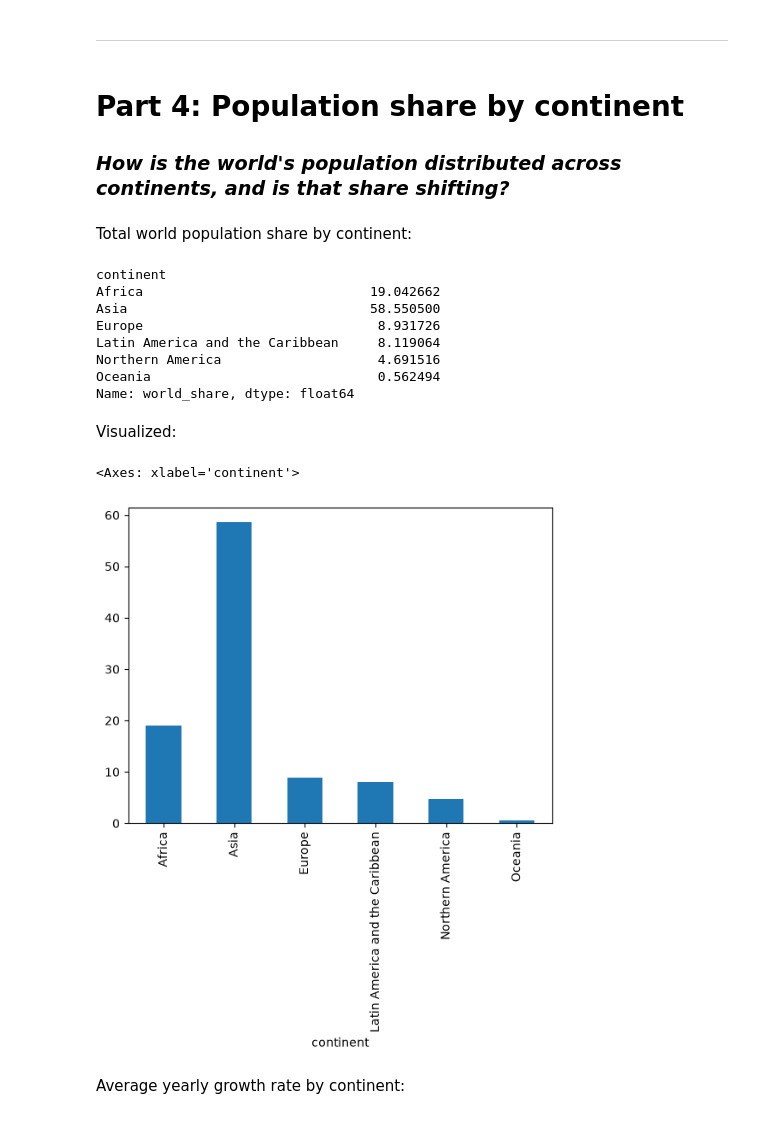
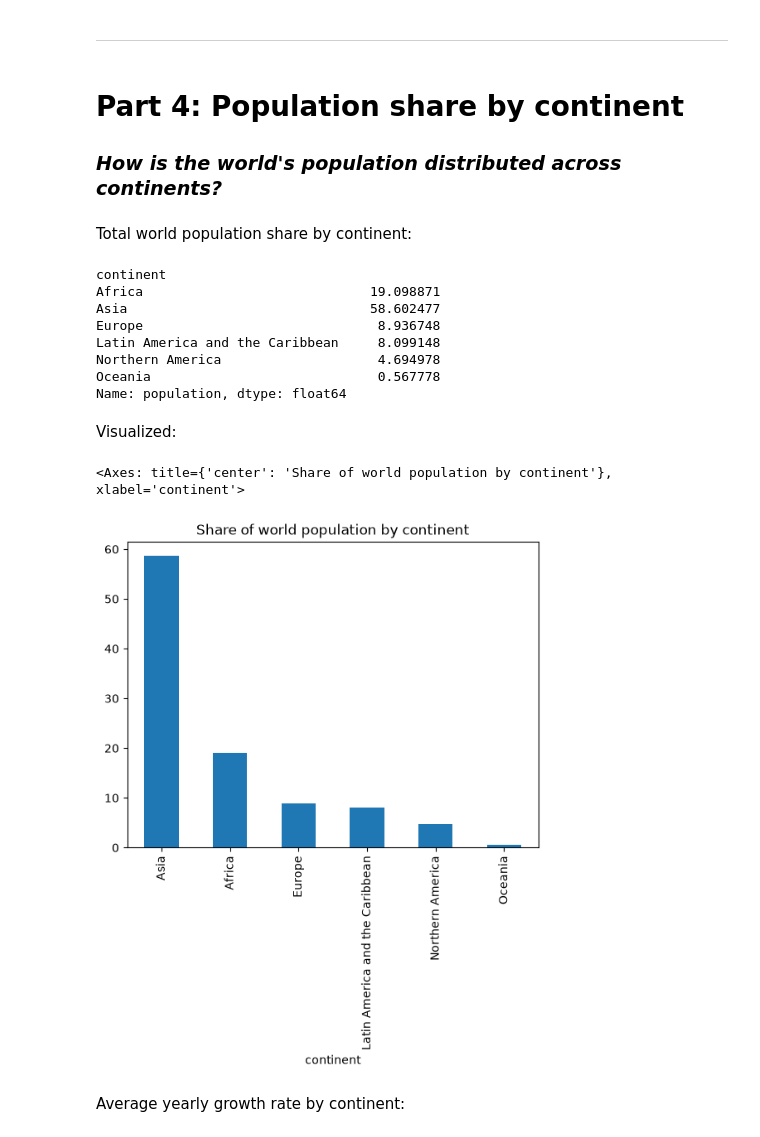
Before and after one commit to KristijanJakimov/population_analysis_project, a Jupyter notebook: analysis.ipynb, the cells around one changed output. Cells and saved outputs as stored; diff of their text form; code cells hidden in the pictures.

Commit message:
takeaways added + graph titles

```diff
--- a/analysis.ipynb
+++ b/analysis.ipynb
@@ -292,28 +295,35 @@ data.sort_values("net_change")[["country", "net_change"]].head(10)
 ---
 # %% [markdown]
 # Part 4: Population share by continent
-### *How is the world's population distributed across continents, and is that share shifting?*
+### *How is the world's population distributed across continents?*
 # %% [markdown]
 Total world population share by continent:
 # %%
-continent_share = data.groupby("continent")["world_share"].sum()
+continent_population = data.groupby("continent")["population"].sum()
+
+continent_share = (
+    continent_population / data["population"].sum() * 100
+)
+
 continent_share
 # %% [output]
 continent
-Africa                             19.042662
-Asia                               58.550500
-Europe                              8.931726
-Latin America and the Caribbean     8.119064
-Northern America                    4.691516
-Oceania                             0.562494
-Name: world_share, dtype: float64
+Africa                             19.098871
+Asia                               58.602477
+Europe                              8.936748
+Latin America and the Caribbean     8.099148
+Northern America                    4.694978
+Oceania                             0.567778
+Name: population, dtype: float64
 # %% [markdown]
 Visualized:
 # %%
-continent_share.plot.bar()
+continent_share.sort_values(ascending=False).plot.bar(
+    title="Share of world population by continent"
+)
 # %% [output]
-<Axes: xlabel='continent'>
+<Axes: title={'center': 'Share of world population by continent'}, xlabel='continent'>
-[figure, old version]
+[figure, new version]
 # %% [markdown]
 Average yearly growth rate by continent:
 # %%
```
Also changed, not shown: parts of 8 cells of this notebook.
